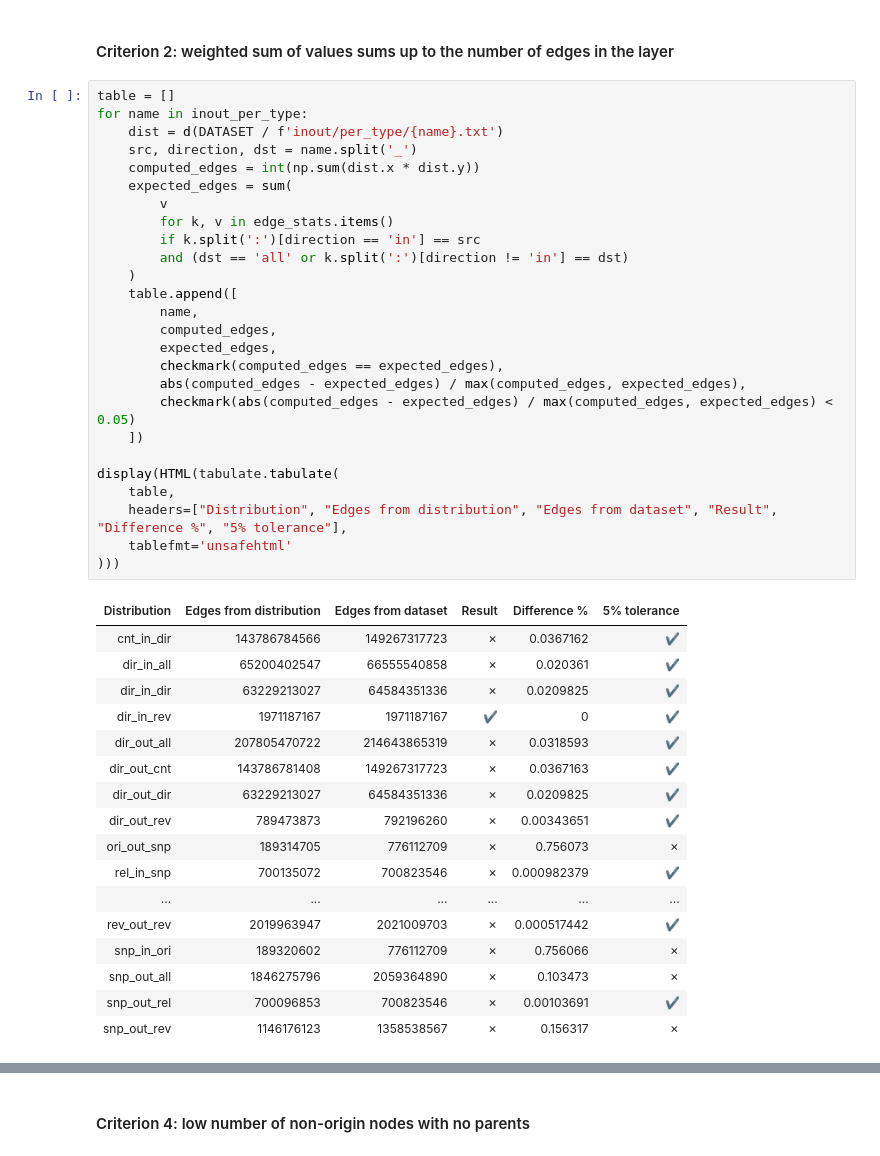
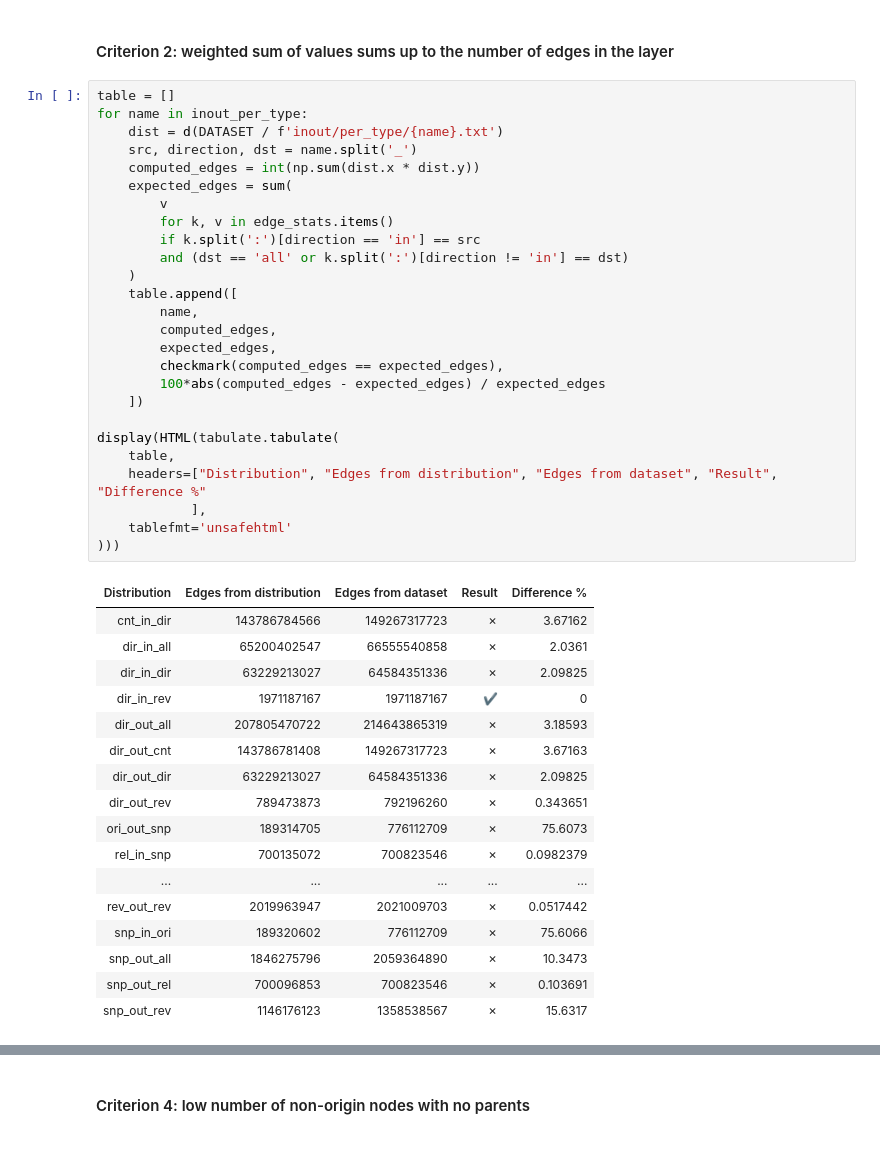
Before and after one commit to seirl/swh-graph-structure, a Jupyter notebook: notebooks/dataintegrity.ipynb, the cells around one changed output, grey strips where cells are left out. Saved outputs shown, nothing was run; the diff lists cells and outputs as text.

```diff
--- a/notebooks/dataintegrity.ipynb
+++ b/notebooks/dataintegrity.ipynb
@@ -264,45 +264,45 @@ display(HTML(tabulate.tabulate(
 # %%
 table = []
 for name in inout_per_type:
     dist = d(DATASET / f'inout/per_type/{name}.txt')
     src, direction, dst = name.split('_')
     computed_edges = int(np.sum(dist.x * dist.y))
     expected_edges = sum(
         v
         for k, v in edge_stats.items()
         if k.split(':')[direction == 'in'] == src
         and (dst == 'all' or k.split(':')[direction != 'in'] == dst)
     )
     table.append([
         name,
         computed_edges,
         expected_edges,
         checkmark(computed_edges == expected_edges),
-        abs(computed_edges - expected_edges) / max(computed_edges, expected_edges),
-        checkmark(abs(computed_edges - expected_edges) / max(computed_edges, expected_edges) < 0.05)
+        100*abs(computed_edges - expected_edges) / expected_edges
     ])
 
 display(HTML(tabulate.tabulate(
     table,
-    headers=["Distribution", "Edges from distribution", "Edges from dataset", "Result", "Difference %", "5% tolerance"],
+    headers=["Distribution", "Edges from distribution", "Edges from dataset", "Result", "Difference %"
+            ],
     tablefmt='unsafehtml'
 )))
 # %% [output]
-| Distribution | Edges from distribution | Edges from dataset | Result | Difference % | 5% tolerance |
-| cnt_in_dir | 143786784566 | 149267317723 | ✗ | 0.0367162 | ✔ |
-| dir_in_all | 65200402547 | 66555540858 | ✗ | 0.020361 | ✔ |
-| dir_in_dir | 63229213027 | 64584351336 | ✗ | 0.0209825 | ✔ |
-| dir_in_rev | 1971187167 | 1971187167 | ✔ | 0 | ✔ |
-| dir_out_all | 207805470722 | 214643865319 | ✗ | 0.0318593 | ✔ |
-| dir_out_cnt | 143786781408 | 149267317723 | ✗ | 0.0367163 | ✔ |
-| dir_out_dir | 63229213027 | 64584351336 | ✗ | 0.0209825 | ✔ |
-| dir_out_rev | 789473873 | 792196260 | ✗ | 0.00343651 | ✔ |
-| ori_out_snp | 189314705 | 776112709 | ✗ | 0.756073 | ✗ |
-| rel_in_snp | 700135072 | 700823546 | ✗ | 0.000982379 | ✔ |
-| ... | ... | ... | ... | ... | ... |
-| rev_out_rev | 2019963947 | 2021009703 | ✗ | 0.000517442 | ✔ |
-| snp_in_ori | 189320602 | 776112709 | ✗ | 0.756066 | ✗ |
-| snp_out_all | 1846275796 | 2059364890 | ✗ | 0.103473 | ✗ |
-| snp_out_rel | 700096853 | 700823546 | ✗ | 0.00103691 | ✔ |
-| snp_out_rev | 1146176123 | 1358538567 | ✗ | 0.156317 | ✗ |
+| Distribution | Edges from distribution | Edges from dataset | Result | Difference % |
+| cnt_in_dir | 143786784566 | 149267317723 | ✗ | 3.67162 |
+| dir_in_all | 65200402547 | 66555540858 | ✗ | 2.0361 |
+| dir_in_dir | 63229213027 | 64584351336 | ✗ | 2.09825 |
+| dir_in_rev | 1971187167 | 1971187167 | ✔ | 0 |
+| dir_out_all | 207805470722 | 214643865319 | ✗ | 3.18593 |
+| dir_out_cnt | 143786781408 | 149267317723 | ✗ | 3.67163 |
+| dir_out_dir | 63229213027 | 64584351336 | ✗ | 2.09825 |
+| dir_out_rev | 789473873 | 792196260 | ✗ | 0.343651 |
+| ori_out_snp | 189314705 | 776112709 | ✗ | 75.6073 |
+| rel_in_snp | 700135072 | 700823546 | ✗ | 0.0982379 |
+| ... | ... | ... | ... | ... |
+| rev_out_rev | 2019963947 | 2021009703 | ✗ | 0.0517442 |
+| snp_in_ori | 189320602 | 776112709 | ✗ | 75.6066 |
+| snp_out_all | 1846275796 | 2059364890 | ✗ | 10.3473 |
+| snp_out_rel | 700096853 | 700823546 | ✗ | 0.103691 |
+| snp_out_rev | 1146176123 | 1358538567 | ✗ | 15.6317 |
 # %% [markdown]
```
Also changed, not shown: parts of 15 cells of this notebook, 30 other files.
